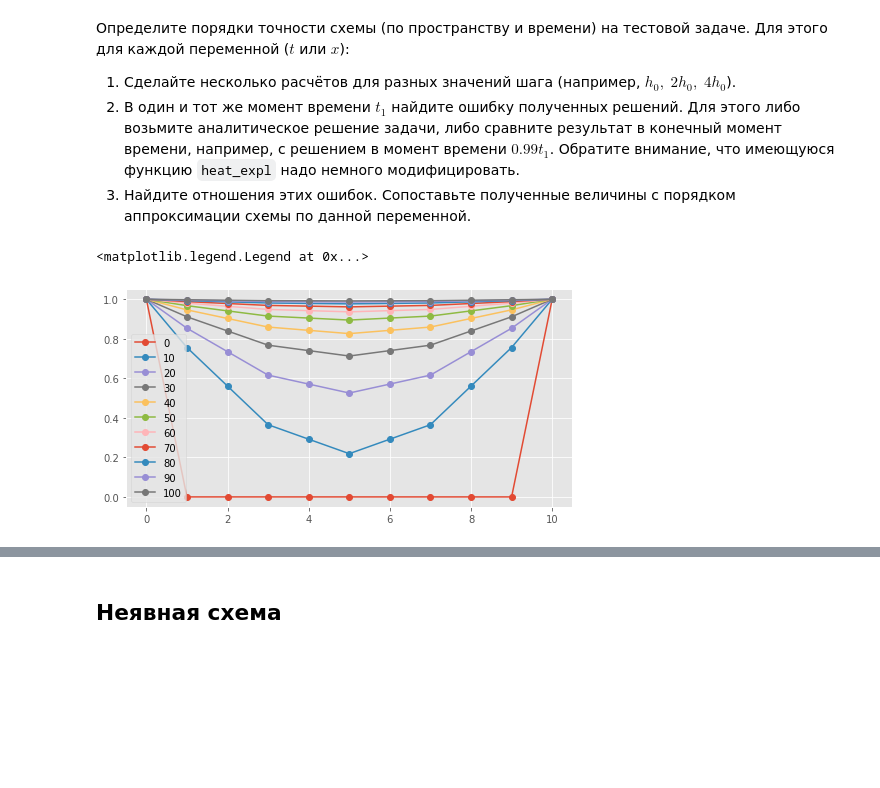
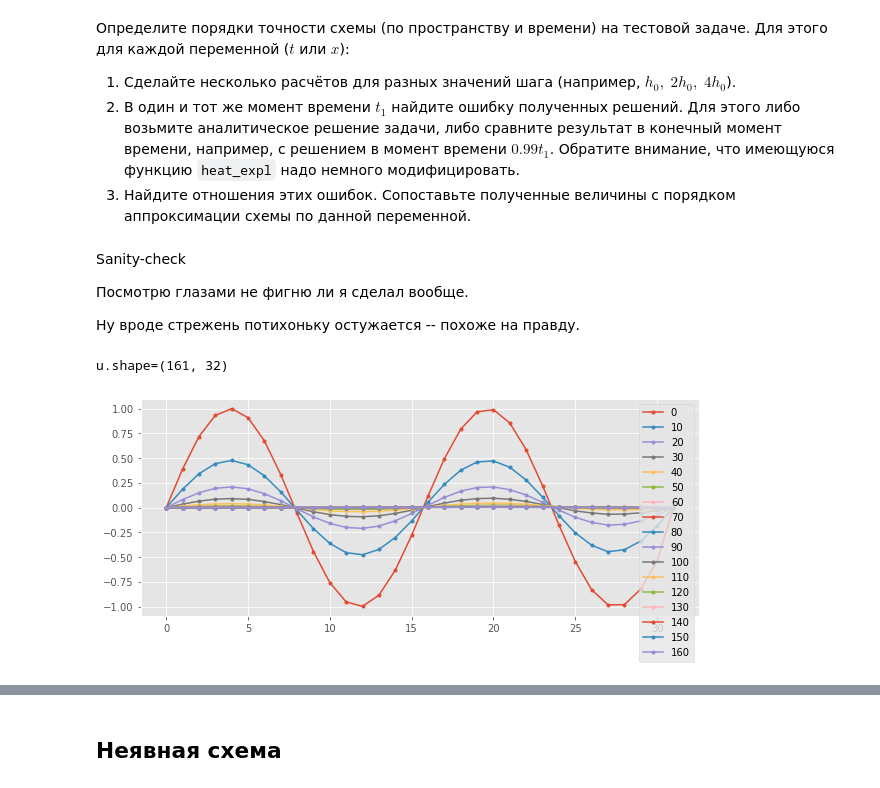
Before and after one commit to IvanSedykh/numerical-methods, a Jupyter notebook: hw1/diffusion_eq_idsedykh.ipynb, the cells around one changed output, grey strips where cells are left out. Cells and saved outputs as stored; diff of their text form; code cells hidden in the pictures; blank space fills up the shorter version.

```diff
--- a/hw1/diffusion_eq_idsedykh.ipynb
+++ b/hw1/diffusion_eq_idsedykh.ipynb
@@ -77,7 +79,7 @@ def heat_expl(init, bound1, bound2, alpha, lx, h, tau, tol=1e-3, rethist=False):
    u_end : ndarray, shape (N,)
       Limit u_∞(x) (See above)
    """
-   x_grid = np.arange(0, lx + 1e-5, h)
+   x_grid = np.arange(0, lx + 1e-8, h)
    n = len(x_grid)
    init = np.vectorize(init)
 
@@ -95,11 +97,11 @@ def heat_expl(init, bound1, bound2, alpha, lx, h, tau, tol=1e-3, rethist=False):
       for j in range(1, n-1):
          y_new[j] = y[j] + tau * (alpha * (y[j-1] - 2*y[j] + y[j+1]) / h**2)
 
+      history = np.vstack([history, y])
       if np.linalg.norm(y - y_new) < tol:
          break
       else:
          y = y_new
-         history = np.vstack([history, y])
 
    if rethist:
       return t, y_new, history
@@ -123,19 +125,3 @@ assert_allclose(u_1, np.zeros(32), atol=1e-2)
 1. Сделайте несколько расчётов для разных значений шага (например, $h_0, \; 2 h_0, \; 4 h_0$).
 2. В один и тот же момент времени $t_1$ найдите ошибку полученных решений. Для этого либо возьмите аналитическое решение задачи, либо сравните результат в конечный момент времени, например, с решением в момент времени $0.99 t_1$. Обратите внимание, что имеющуюся функцию `heat_expl` надо немного модифицировать.
 3. Найдите отношения этих ошибок. Сопоставьте полученные величины с порядком аппроксимации схемы по данной переменной.
-# %%
-import matplotlib.pyplot as plt
-plt.style.use('ggplot')
-plt.figure(figsize=(8, 4))
-
-t_0, u_0, u = heat_expl(lambda x: 0., lambda x: 1., lambda x: 1.,
-                     alpha=1., lx=1., h=0.1, tau=0.005, rethist=True)
-assert_allclose(u_0, np.ones(11), atol=1e-2)
-
-for i in range(0, len(u), 10):
-    plt.plot(u[i], 'o-', label=i)
-
-plt.legend()
-# %% [output]
-<matplotlib.legend.Legend at 0x...>
-[figure, removed]
@@ -144,0 +128,26 @@ raise NotImplementedError()
+# %% [markdown]
+Sanity-check
+
+Посмотрю глазами не фигню ли я сделал вообще.
+
+Ну вроде стрежень потихоньку остужается -- похоже на правду.
+# %%
+import matplotlib.pyplot as plt
+plt.style.use('ggplot')
+plt.rcParams['figure.figsize'] = (10,4)
+# %%
+def plot_solution(u, step = 10, **kwargs):
+    for i in range(0, len(u), step):
+        plt.plot(u[i], label=i, **kwargs)
+    plt.legend()
+
+
+t_1, u_1, u = heat_expl(lambda x: np.sin(4.*x), lambda x: 0., lambda x: 0.,
+                     alpha=1., lx=np.pi, h=0.1, tau=0.005, rethist=True)
+
+print(f"{u.shape=}")
+
+plot_solution(u, marker='.', linestyle='-')
+# %% [output]
+u.shape=(161, 32)
+[figure, added]
```
Also changed, not shown: parts of 20 cells of this notebook, 1 other file.
